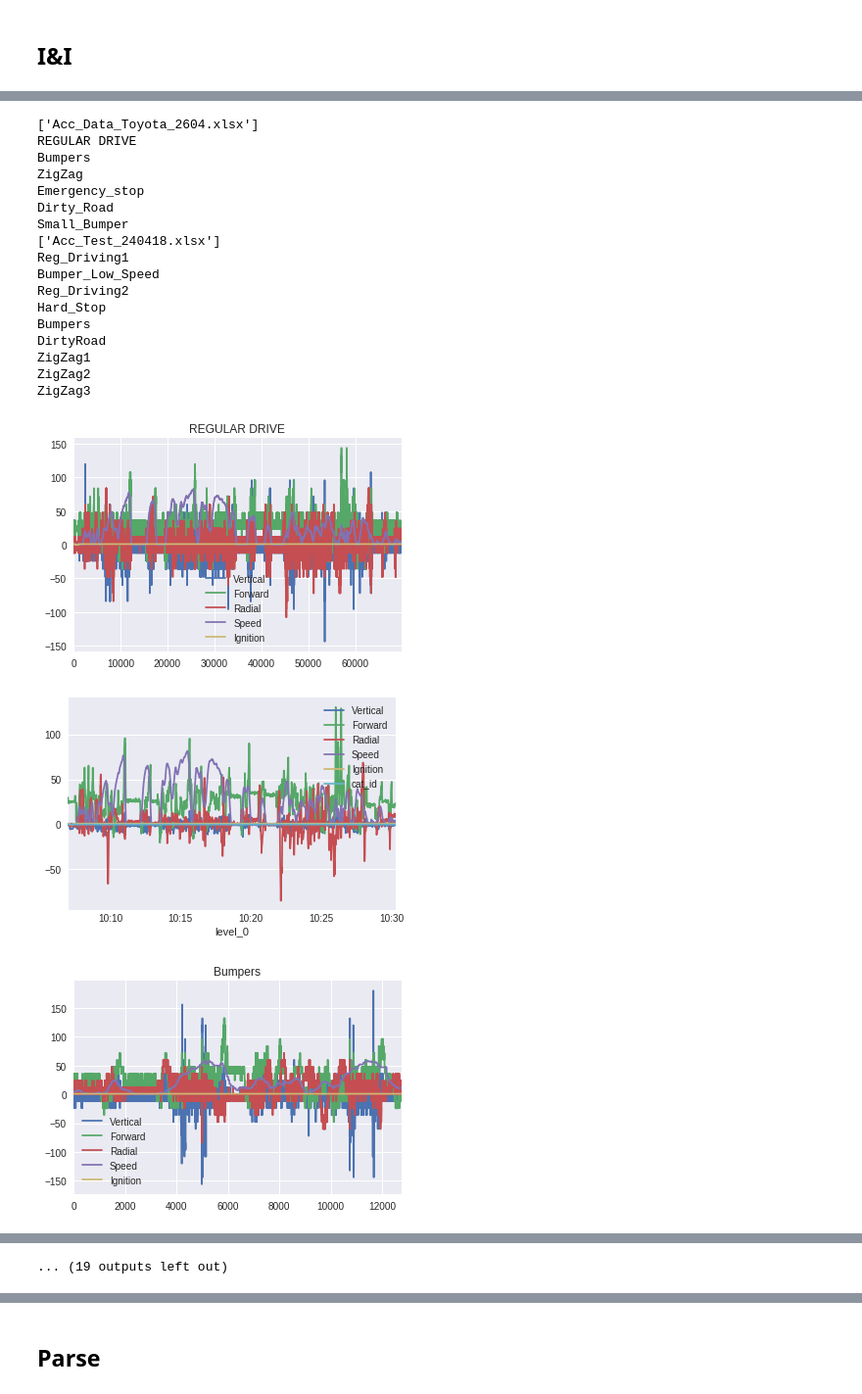
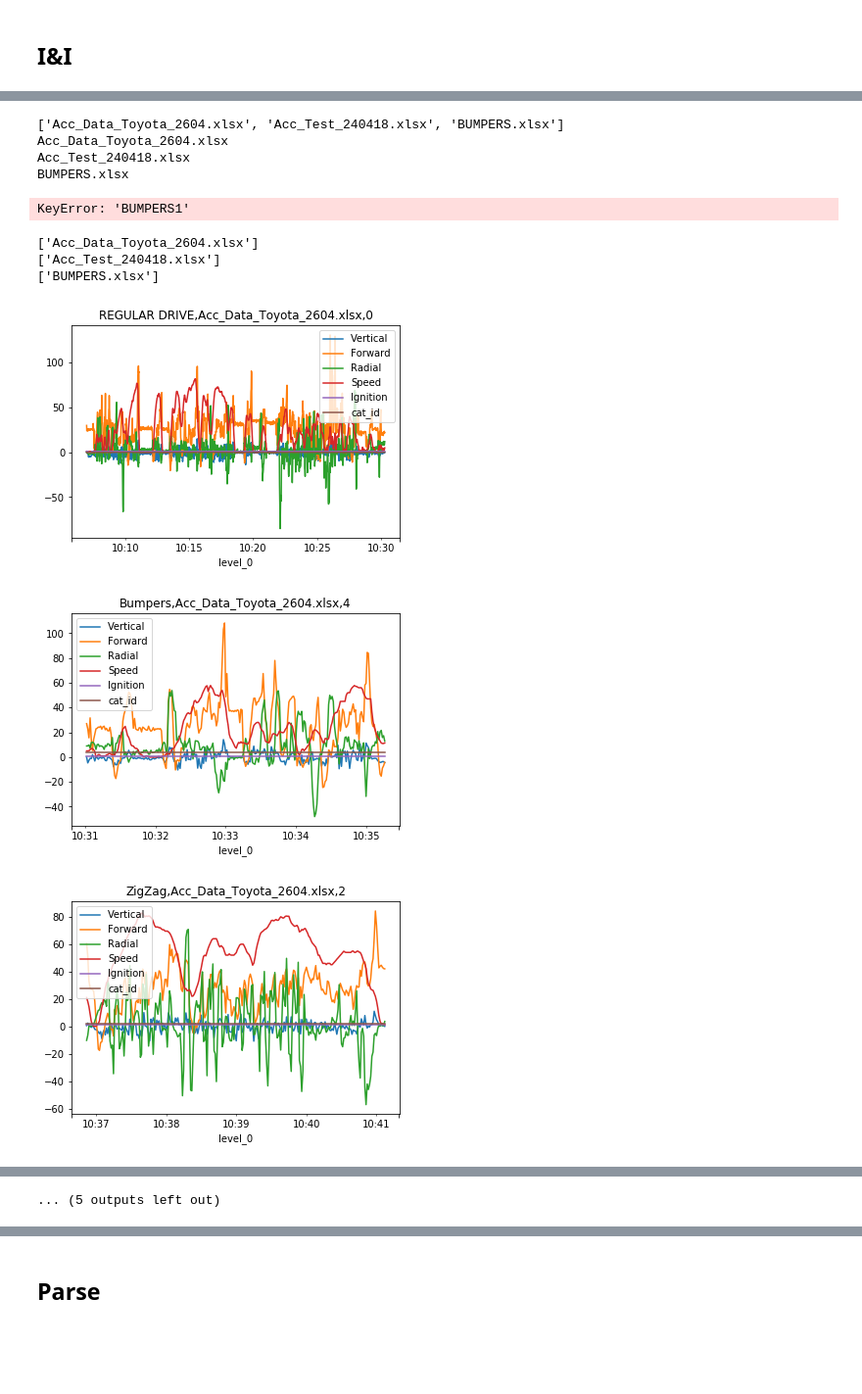
Before and after one commit to lirazch/RoadTrackACC, a Jupyter notebook: NewAnotationFormatNotebook_v1.ipynb, the cells around one changed output, grey strips where cells are left out. Shown at 98% size. Cells and saved outputs as stored; diff of their text form; code cells hidden in the pictures; blank space fills up the shorter version.

```diff
--- a/NewAnotationFormatNotebook_v1.ipynb
+++ b/NewAnotationFormatNotebook_v1.ipynb
@@ -38,68 +61,61 @@ categories={0:'regular',1:'standstill',2:'zigzag',3:'dirt',4:'bumper',5:'stop'}
 #  'Acc_Test1704.xlsx',
 #  'Acc_Test_240418.xlsx']
 category_dict = {'REGULAR DRIVE':0,'Standingstill':1,'Driving':0,'Drive':0,  'Drive_2':0, 'Bumper_Low':4,
-                 'Bumper_High':4,   'Bumper_High_2':4,'Bumpers':4,'ZigZag':2,'ZigZag_2':2,'Emergency_stop':4,
-                'Dirty_Road':3, 'Dirty_Road_2':3, 'Small_Bumper':4,'Emergency_Stop':5   ,'Emergency_Stop_2':5   ,'Reg_Driving1':0
+                 'Bumper_High':4,   'Bumper_High_2':4,'ZigZag':2,'ZigZag_2':2,
+                'Dirty_Road':3, 'Dirty_Road_2':3, 'Small_Bumper':4,'Emergency_stop':5   ,'Emergency_stop_2':5   ,'Reg_Driving1':0
                 ,'Bumper_Low_Speed':4 ,'Reg_Driving2':0 ,'Hard_Stop':5,'Bumpers':4 ,'DirtyRoad':3 ,'ZigZag1':2
-                ,'ZigZag2':2,'ZigZag3':2}
+                ,'ZigZag2':2,'ZigZag3':2,'BUMPERS1':4}
+# %%
+big_df = load_data(['Acc_Data_Toyota_2604.xlsx', 'Acc_Test_240418.xlsx','BUMPERS.xlsx'])
+# %% [output]
+['Acc_Data_Toyota_2604.xlsx', 'Acc_Test_240418.xlsx', 'BUMPERS.xlsx']
+Acc_Data_Toyota_2604.xlsx
+Acc_Test_240418.xlsx
+BUMPERS.xlsx
+KeyError: 'BUMPERS1'
 # %%
-# load multiple files
+# load multiple files - moved to utils, but still can be used here
 
 df_list=[]
 df_dict={}
 big_df=pd.DataFrame()
 
-for file_id in ['Acc_Data_Toyota_2604.xlsx','Acc_Test_240418.xlsx']:
+for file_id in ['Acc_Data_Toyota_2604.xlsx','Acc_Test_240418.xlsx','BUMPERS.xlsx']:
     print([file_id])
 
     excel=pd.ExcelFile(file_id)
     hz=50 if file_id!=1 else 100
 
     features=['Vertical','Forward','Radial','Speed','Ignition','level_0']
     numeric_features=['Vertical','Forward','Speed','Radial']
 
     for i,name in enumerate(excel.sheet_names):
         df = excel.parse(name,header=1)
         df = df.reset_index()
         df.columns=[column.replace(' ','') for column in df.columns]
         df[numeric_features] = df[numeric_features].apply(pd.to_numeric, errors='coerce')
         df = df[features]#
         df.Vertical = df.Vertical + 240 # normalize" weritcal Axis
 
         start = pd.Timestamp(df['level_0'][0].replace(']','')) # "resample" time
         end = start+ pd.Timedelta(milliseconds=1000/hz*len(df))
         t = np.linspace(start.value, end.value, len(df))
         t = pd.to_datetime(t)
         df['level_0'] = t
-        ax = df.plot(title=name)
+        #ax = df.plot(title=name)
 
         df = df.set_index(df['level_0']) # add more columns
         df['file'] = file_id
         df['sheet'] = name
         df['cat_id'] = category_dict[name]
-        print(name)
 
         big_df=big_df.append(df) # put it all in big_df
         df_list.append(df)
-        df.resample('s').mean().plot() # resample by the second
+        df.resample('s').mean().plot(title = name+','+file_id+','+str(category_dict[name])) # resample by the second
 # %% [output]
 ['Acc_Data_Toyota_2604.xlsx']
-REGULAR DRIVE
-Bumpers
-ZigZag
-Emergency_stop
-Dirty_Road
-Small_Bumper
 ['Acc_Test_240418.xlsx']
-Reg_Driving1
-Bumper_Low_Speed
-Reg_Driving2
-Hard_Stop
-Bumpers
-DirtyRoad
-ZigZag1
-ZigZag2
-ZigZag3
+['BUMPERS.xlsx']
-[figure, old version]
+[figure, new version]
-[figure, old version]
+[figure, new version]
-[figure, old version]
+[figure, new version]
@@ -114 +130 @@ ZigZag3
-... (19 outputs left out)
+... (5 outputs left out)
```
Also changed, not shown: parts of 60 cells of this notebook.
